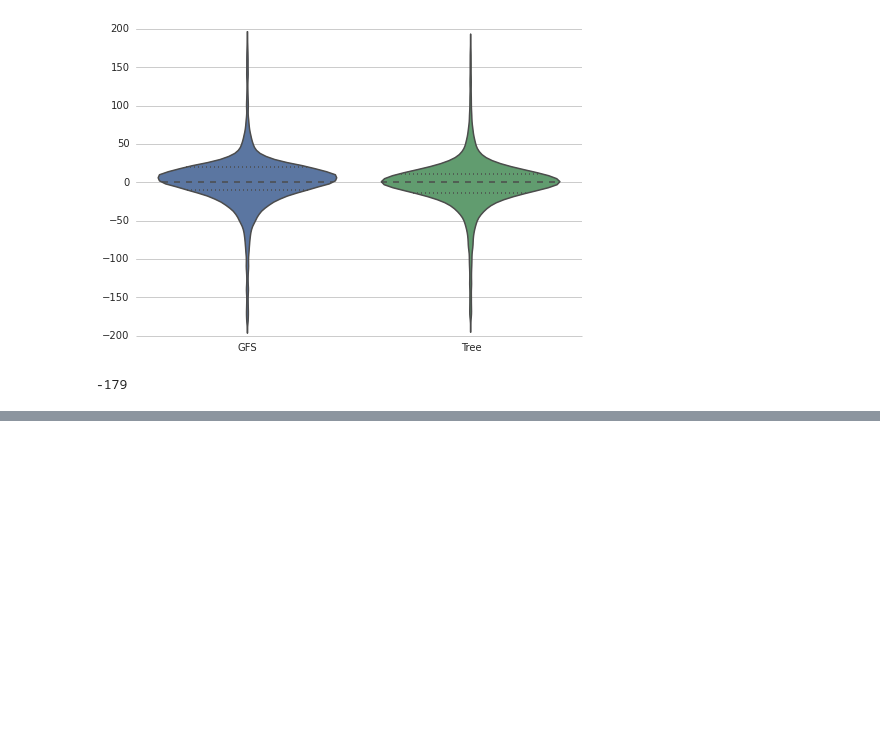
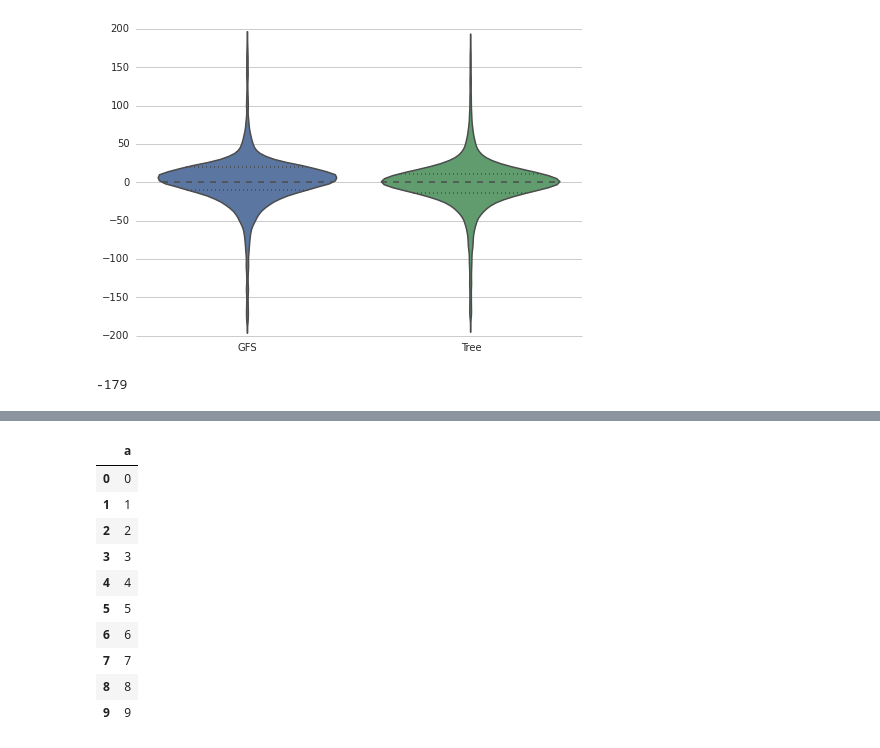
Before and after one commit to monkeybutter/regressive_trees, a Jupyter notebook: analysis.ipynb, the cells around one changed output, grey strips where cells are left out. Cells and saved outputs as stored; diff of their text form; code cells hidden in the pictures; blank space fills up the shorter version.

```diff
--- a/analysis.ipynb
+++ b/analysis.ipynb
@@ -500,0 +569,30 @@ distance(215, 34)
+# %%
+import numpy as np
+import pandas
+
+columns = ['a']
+index = np.arange(5) # array of numbers for the number of samples
+df = pandas.DataFrame(columns=columns, index = index)
+
+for i in range(5):
+    df.ix[i] = i
+
+index = np.arange(5, 10) # array of numbers for the number of samples
+df2 = pandas.DataFrame(columns=columns, index = index)
+
+for i in range(5, 10):
+    df2.ix[i] = i
+
+df.append(df2)
+# %% [output]
+|  | a |
+| 0 | 0 |
+| 1 | 1 |
+| 2 | 2 |
+| 3 | 3 |
+| 4 | 4 |
+| 5 | 5 |
+| 6 | 6 |
+| 7 | 7 |
+| 8 | 8 |
+| 9 | 9 |
```
Also changed, not shown: parts of 5 cells of this notebook, 6 other files.
